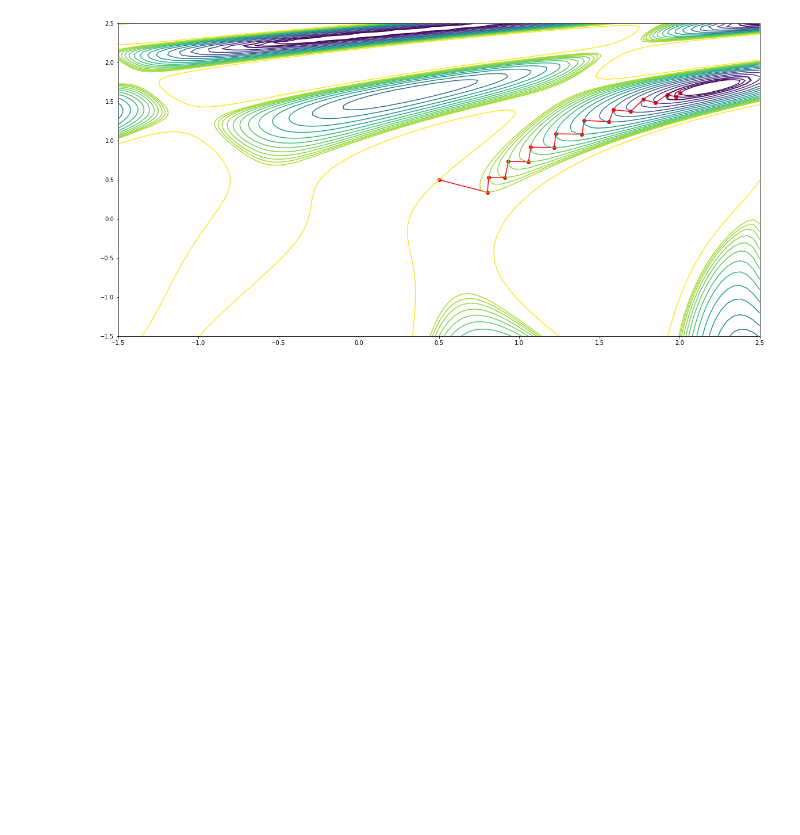
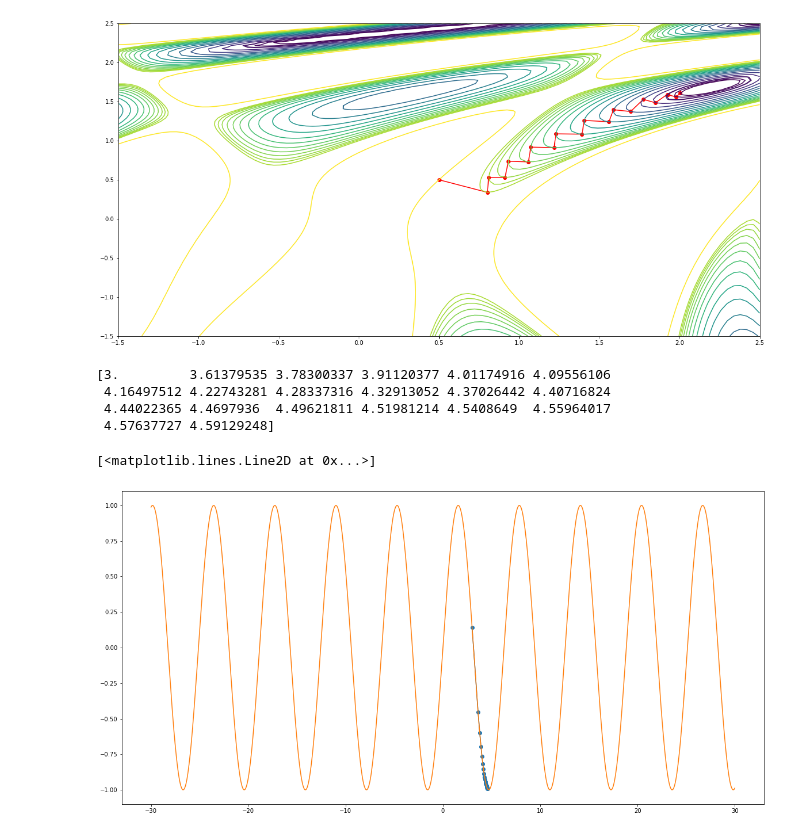
Before and after one commit to enotvtapke/MetOptLab1, a Jupyter notebook: gradient_descent.ipynb, the cells around one changed output. Saved outputs shown, nothing was run; the diff lists cells and outputs as text; code cells hidden in the pictures; blank space fills up the shorter version.

Commit message:
Implement Wolfe conditions

```diff
--- a/gradient_descent.ipynb
+++ b/gradient_descent.ipynb
@@ -166,3 +169,30 @@ plt.contour(X, Y, f(X, Y), levels=sorted([f(p[0], p[1]) for p in points]))
  [2.00452616 1.61272316]]
 <matplotlib.contour.QuadContourSet at 0x...>
 [figure]
+# %%
+import optimization as opt
+
+def f(x):
+    return np.sin(x)
+    # return 5 * (x - 5) ** 2 + 10
+
+epoch = 20
+x = 3
+
+points = np.zeros(epoch)
+points[0] = x
+for i in range(1, epoch):
+    x = x - opt.wolfe_conditions(f, x, -opt.grad(f, x)) * opt.grad(f, x)
+    points[i] = x
+
+print(points)
+plt.plot(points, f(points), 'o-')
+t = np.linspace(-30, 30, 1000)
+plt.plot(t, f(t))
+# %% [output]
+[3.         3.61379535 3.78300337 3.91120377 4.01174916 4.09556106
+ 4.16497512 4.22743281 4.28337316 4.32913052 4.37026442 4.40716824
+ 4.44022365 4.4697936  4.49621811 4.51981214 4.5408649  4.55964017
+ 4.57637727 4.59129248]
+[<matplotlib.lines.Line2D at 0x...>]
+[figure, added]
```
Also changed, not shown: parts of 1 cell of this notebook, 2 other files.
